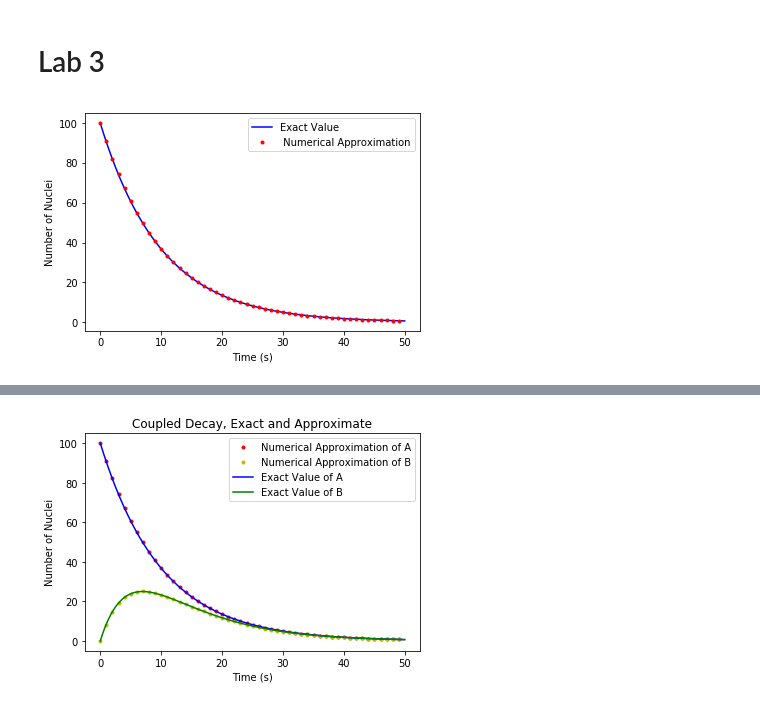
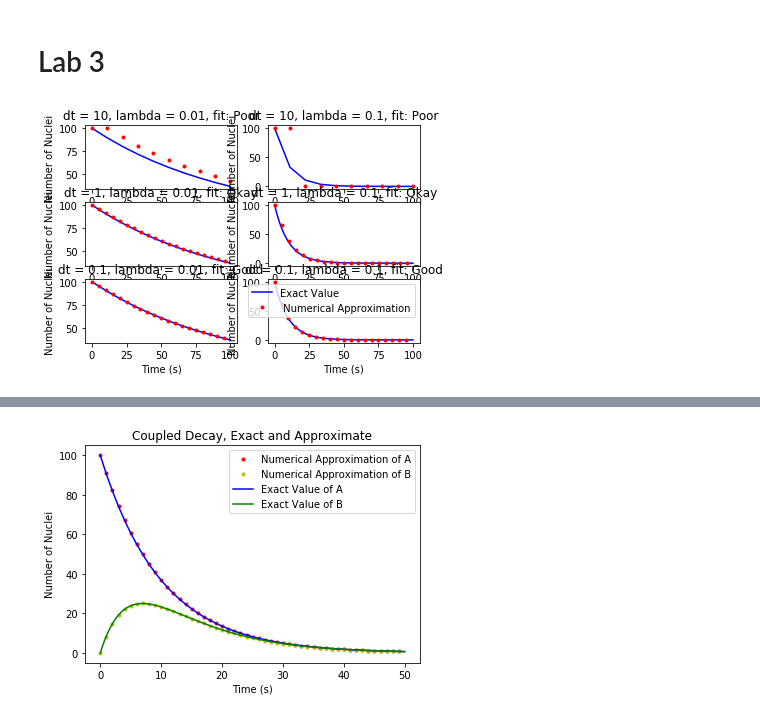
Before and after one commit to aMartin6/Labs, a Jupyter notebook: Lab 3.ipynb, the cells around one changed output, grey strips where cells are left out. Drawn from its saved outputs; the diff is of its cells as text; code cells hidden in the pictures.

```diff
--- a/Lab 3.ipynb
+++ b/Lab 3.ipynb
@@ -28,20 +41,107 @@ def populationExact(Ni, r, time):
     return N
 # %%
 # Plots the same decay using the two different methods on the same plot.
+
 %matplotlib inline
-from pylab import plot, show, xlabel, ylabel, legend, title
+from pylab import plot, show, xlabel, ylabel, legend, title, subplot
 from numpy import linspace
-time = linspace(0,50,1000)
-populationMap = populationNumerical(100,0.1,time) # Creates a map of N values using the numerical approximation function
-populationAnalytic = populationExact(100,0.1,time) # Creates a plot of N values using the exact exponential decay function
+
+
+
+# CORRECTION: I previously only plotted one version of the putput, so I added more cases, and titels.
+
+# Case 1: dt = 10, lambda = 0.01
+Ni = 100.0                        #initialize number of nuclei
+r = 0.01                          #set decay constant
+deltat = 10                        #sets the timestep
+totalTime = 100                   #sets the length of the decay
+timeSteps = int(totalTime/deltat) #calcualtes how many timesteps are needed in the time array
+time = linspace(0,totalTime,timeSteps)
+ax = subplot(321)
+populationMap = populationNumerical(Ni,r,time)  # Creates a map of N values using the numerical approximation function
+populationAnalytic = populationExact(Ni,r,time) # Creates a plot of N values using the exact exponential decay function
 # Plots both plots on the same graph so that the map is represented with dots and the exact value is represented
 # with a solid line.
 plot(time,populationAnalytic, "b", label = "Exact Value")
-plot(time,populationMap, "r.", markevery = 20, label = " Numerical Approximation")
+plot(time,populationMap, "r.", markevery = 1, label = " Numerical Approximation")
 xlabel("Time (s)")
 ylabel("Number of Nuclei")
+title("dt = 10, lambda = 0.01, fit: Poor")
+
+# Case 2: dt = 1, lambda = 0.1
+r = 0.1                           #change lambda for current case
+deltat = 10                       #change dt for current case
+timeSteps = int(totalTime/deltat)
+time = linspace(0,totalTime,timeSteps)
+ax = subplot(322)
+populationMap = populationNumerical(Ni,r,time)
+populationAnalytic = populationExact(Ni,r,time)
+plot(time,populationAnalytic, "b", label = "Exact Value")
+plot(time,populationMap, "r.", markevery = 1, label = " Numerical Approximation")
+xlabel("Time (s)")
+ylabel("Number of Nuclei")
+title("dt = 10, lambda = 0.1, fit: Poor")
+
+# Case 3: dt = 1, lambda = 0.01
+r = 0.01                           #change lambda for current case
+deltat = 1                         #change dt for current case
+timeSteps = int(totalTime/deltat)
+time = linspace(0,totalTime,timeSteps)
+ax = subplot(323)
+populationMap = populationNumerical(Ni,r,time)
+populationAnalytic = populationExact(Ni,r,time)
+plot(time,populationAnalytic, "b", label = "Exact Value")
+plot(time,populationMap, "r.", markevery = 5, label = " Numerical Approximation")
+xlabel("Time (s)")
+ylabel("Number of Nuclei")
+title("dt = 1, lambda = 0.01, fit: Okay")
+
+# Case 4: dt = 1, lambda = 0.1
+r = 0.1                           #change lambda for current case
+deltat = 1                        #change dt for current case
+timeSteps = int(totalTime/deltat)
+time = linspace(0,totalTime,timeSteps)
+ax = subplot(324)
+populationMap = populationNumerical(Ni,r,time)
+populationAnalytic = populationExact(Ni,r,time)
+plot(time,populationAnalytic, "b", label = "Exact Value")
+plot(time,populationMap, "r.", markevery = 5, label = " Numerical Approximation")
+xlabel("Time (s)")
+ylabel("Number of Nuclei")
+title("dt = 1, lambda = 0.1, fit: Okay")
+
+# Case 5: dt = 0.1, lambda = 0.01
+r = 0.01                           #change lambda for current case
+deltat = 0.1                       #change dt for current case
+timeSteps = int(totalTime/deltat)
+time = linspace(0,totalTime,timeSteps)
+ax = subplot(325)
+populationMap = populationNumerical(Ni,r,time)
+populationAnalytic = populationExact(Ni,r,time)
+plot(time,populationAnalytic, "b", label = "Exact Value")
+plot(time,populationMap, "r.", markevery = 50, label = " Numerical Approximation")
+xlabel("Time (s)")
+ylabel("Number of Nuclei")
+title("dt = 0.1, lambda = 0.01, fit: Good")
+
+# Case 6: dt = 0.1, lambda = 0.1
+r = 0.1                           #change lambda for current case
+deltat = 0.1                      #change dt for current case
+timeSteps = int(totalTime/deltat)
+time = linspace(0,totalTime,timeSteps)
+ax = subplot(326)
+populationMap = populationNumerical(Ni,r,time)
+populationAnalytic = populationExact(Ni,r,time)
+plot(time,populationAnalytic, "b", label = "Exact Value")
+plot(time,populationMap, "r.", markevery = 50, label = " Numerical Approximation")
+xlabel("Time (s)")
+ylabel("Number of Nuclei")
+title("dt = 0.1, lambda = 0.1, fit: Good")
+
+#END CORRECTION
+
 legend(loc = "best")
 show()
 # %% [output]
-[figure, old version]
+[figure, new version]
 # %% [markdown]
```
Also changed, not shown: parts of 14 cells of this notebook.
